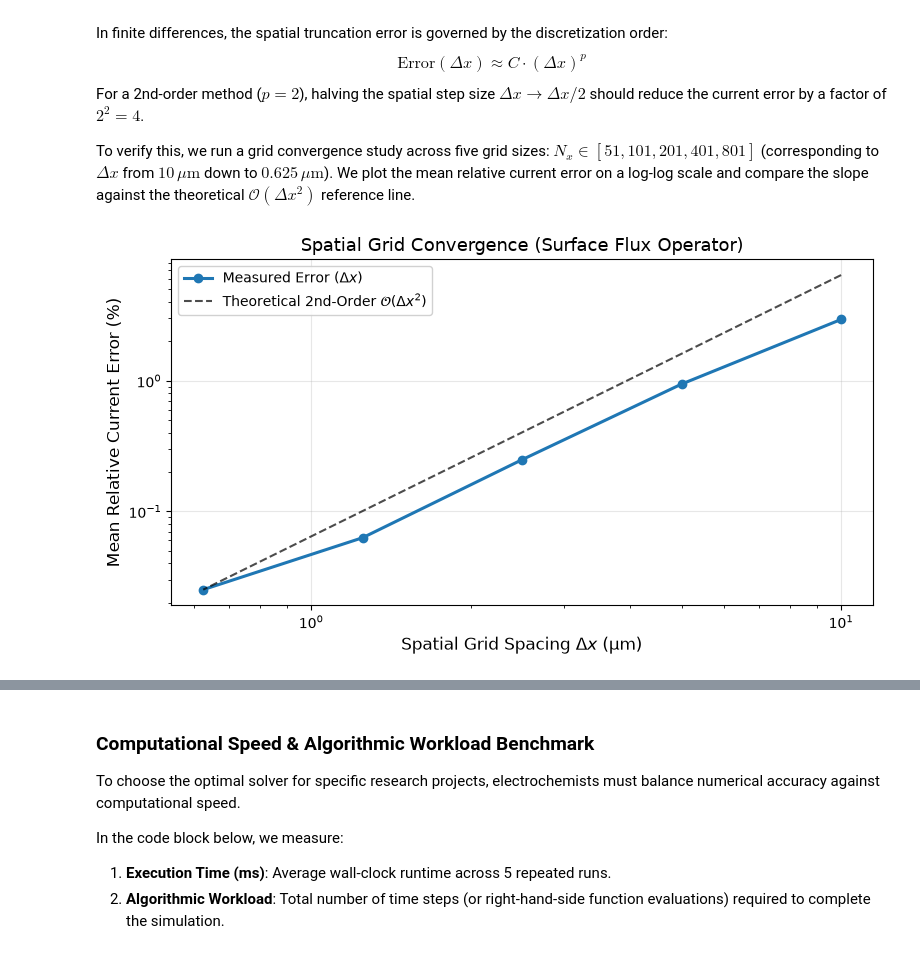
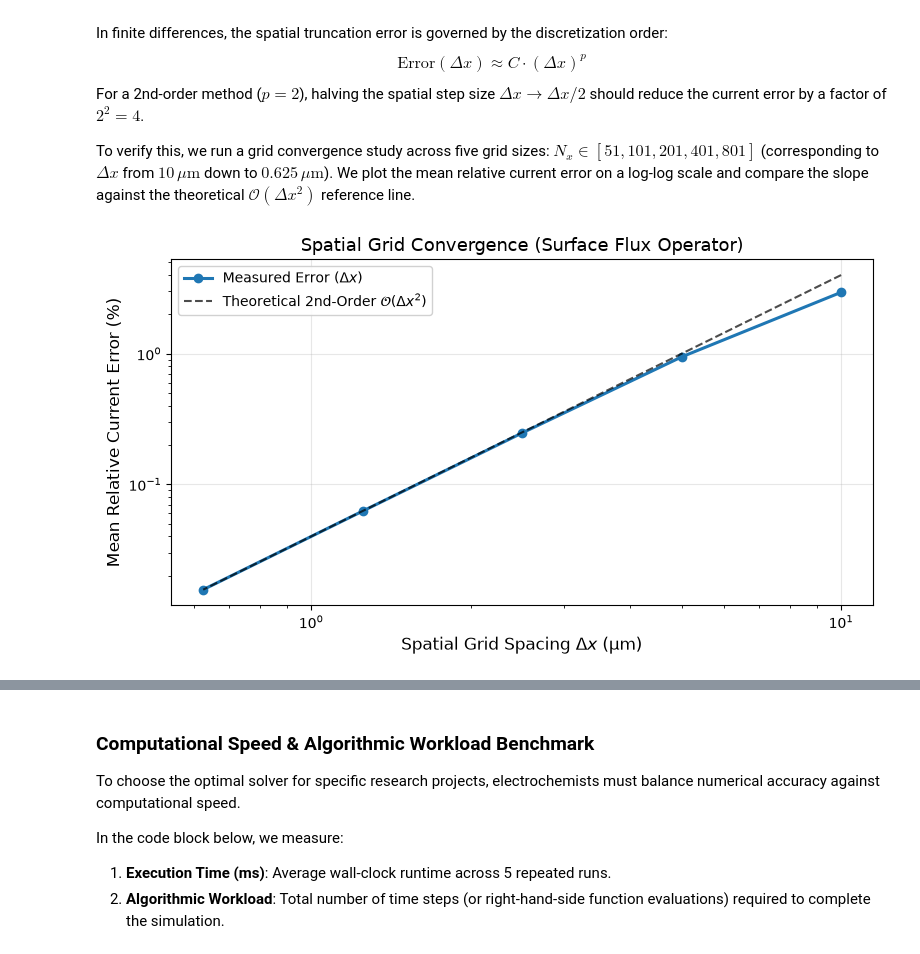
Before and after one commit to oliverrdz/softpotato, a Jupyter notebook: examples/cottrell_equation_tutorial.ipynb, the cells around one changed output, grey strips where cells are left out. Cells and saved outputs as stored; diff of their text form; code cells hidden in the pictures.

```diff
--- a/examples/cottrell_equation_tutorial.ipynb
+++ b/examples/cottrell_equation_tutorial.ipynb
@@ -936,7 +936,8 @@ for Nx_i in grid_sizes:
         boundary_conditions={"Red": (DirichletBC(0.0), DirichletBC(c_bulk))},
         initial_conditions={"Red": c_bulk},
     )
-    res_i = get_solver("scipy_ivp", method="Radau", rtol=1e-7, atol=1e-9).solve(
+    # Use tight ODE tolerances to ensure temporal error does not pollute spatial convergence
+    res_i = get_solver("scipy_ivp", method="Radau", rtol=1e-9, atol=1e-11).solve(
         prob_i, t_span=(t_start, t_end), t_eval=t_eval
     )
     I_num_i = -n * F * A * res_i.fluxes["Red"][1:] * 1e6
@@ -944,34 +945,34 @@ for Nx_i in grid_sizes:
     mean_errors.append(err_i)
 
 fig, ax_err_grid = plt.subplots(figsize=(8, 4.5))
 ax_err_grid.loglog(
     dx_values,
     mean_errors,
     "o-",
     color="#1f77b4",
     lw=2.2,
     label=r"Measured Error ($\Delta x$)",
 )
 
-# Second-order reference slope O(dx²)
+# Second-order reference slope O(dx²) anchored to finest grid
 dx_ref = np.array(dx_values)
 ref_line = mean_errors[-1] * (dx_ref / dx_ref[-1]) ** 2
 ax_err_grid.loglog(
     dx_ref,
     ref_line,
     "k--",
     lw=1.5,
     alpha=0.7,
     label=r"Theoretical 2nd-Order $\mathcal{O}(\Delta x^2)$",
 )
 
 ax_err_grid.set_xlabel(r"Spatial Grid Spacing $\Delta x$ (µm)")
 ax_err_grid.set_ylabel("Mean Relative Current Error (%)")
 ax_err_grid.set_title("Spatial Grid Convergence (Surface Flux Operator)")
 ax_err_grid.legend(framealpha=0.9)
 plt.tight_layout()
 plt.show()
 # %% [output]
-[figure, old version]
+[figure, new version]
 # %% [markdown]
 **Result Explanation**:
```
Also changed, not shown: parts of 5 cells of this notebook.
